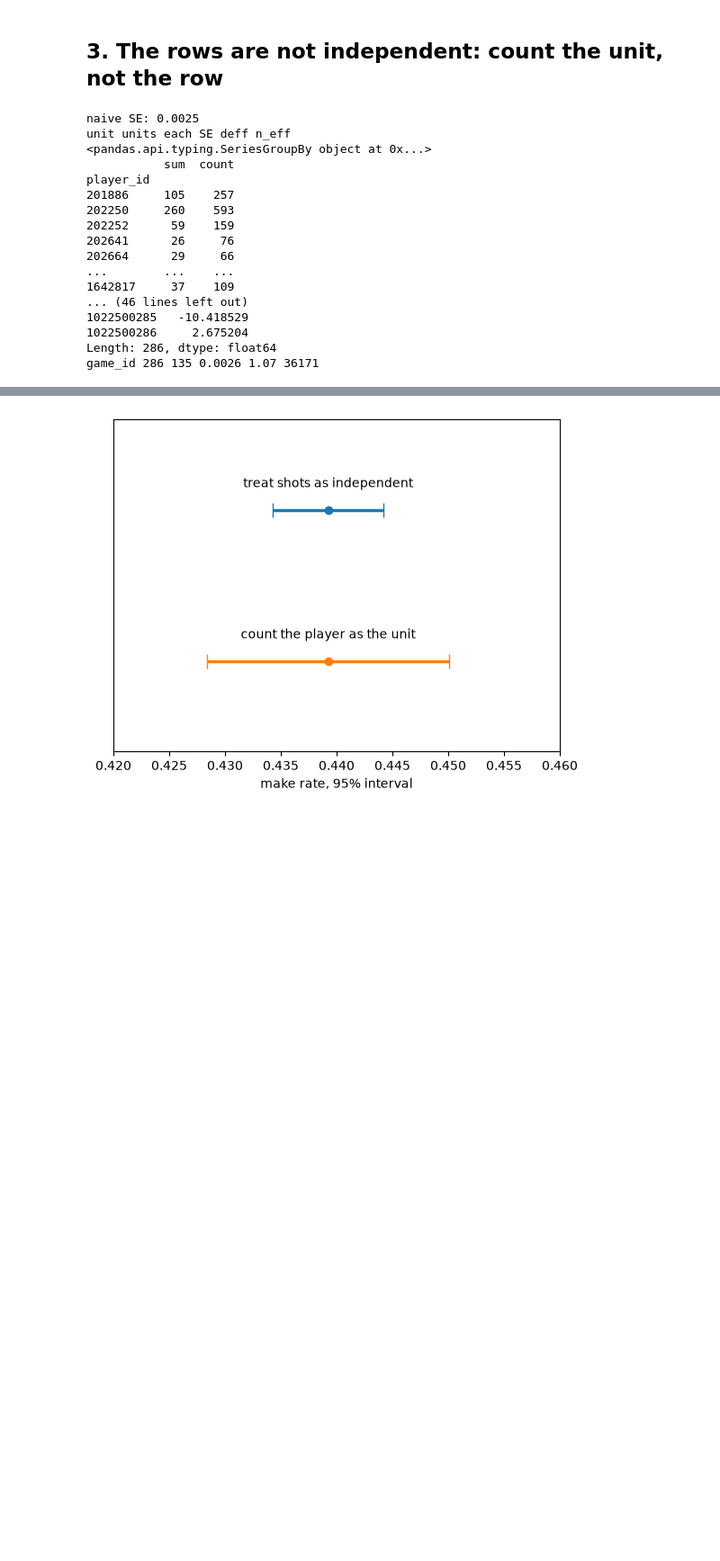
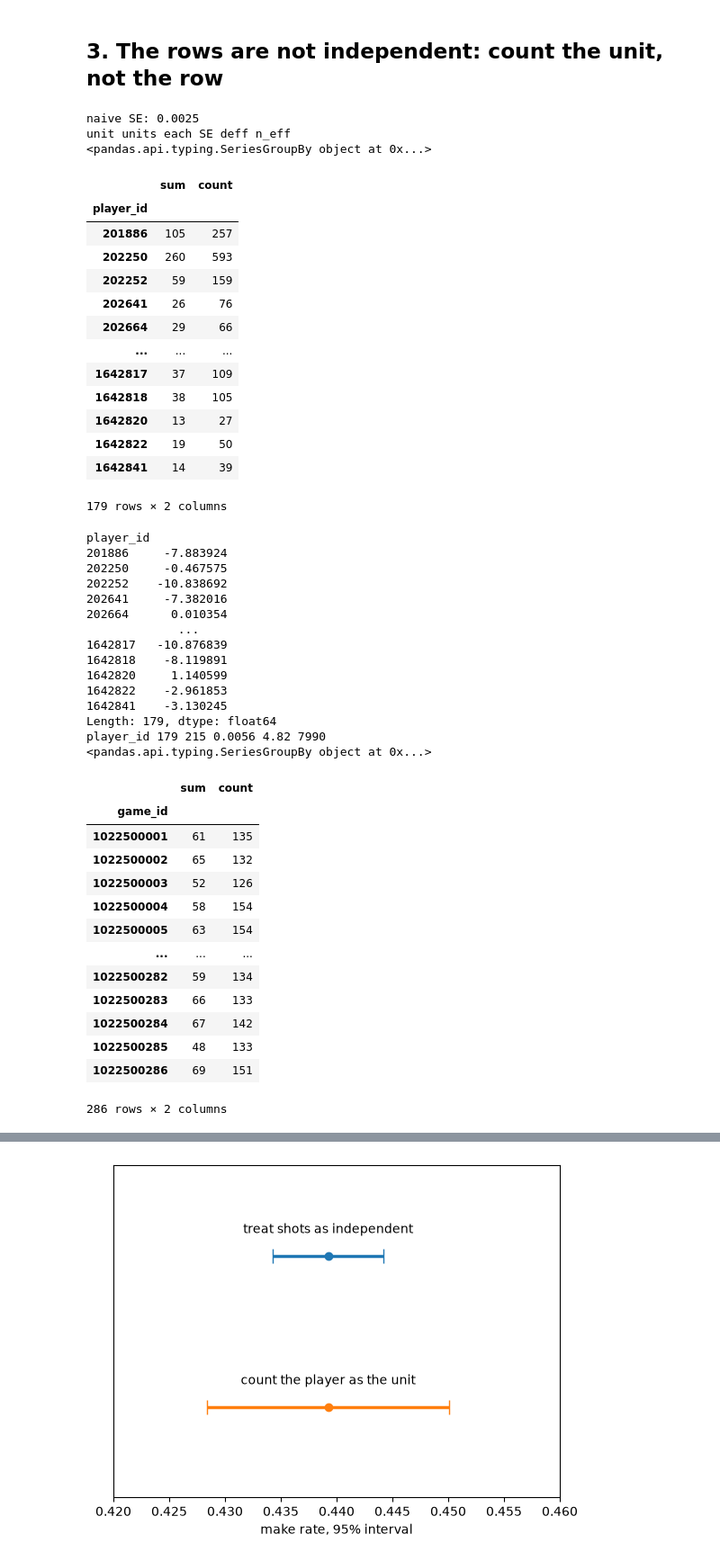
Before and after one commit to KyriansBetterCode/WNBA-Shots, a Jupyter notebook: topics/CLT-Data.ipynb, the cells around one changed output, grey strips where cells are left out. Shown at 90% size. Drawn from its saved outputs; the diff is of its cells as text; code cells hidden in the pictures; blank space fills up the shorter version.

```diff
--- a/topics/CLT-Data.ipynb
+++ b/topics/CLT-Data.ipynb
@@ -71,31 +71,60 @@ plt.ylabel("count of 2,000 samples"); plt.legend(); plt.show()
 # %%
 print("naive SE:", round(se, 4))
 print("unit units each SE deff n_eff")
 for unit in ("player_id", "game_id"):
     g = df.groupby(unit)["made_flag"]
     print(g)
     g = g.agg(["sum", "count"])
-    print(g)
+    display(g)
     r = g["sum"] - g["count"] * p_hat          # each unit's makes minus what p_hat predicts
     print(r)
     se_cl = np.sqrt((r**2).sum()) / n          # SE with this unit as the independent one
     deff = (se_cl / se) ** 2                   # how much the variance grows
     print(unit, len(g), round(n / len(g)), round(se_cl, 4), round(deff, 2), int(n / deff))
 # %% [output]
 naive SE: 0.0025
 unit units each SE deff n_eff
 <pandas.api.typing.SeriesGroupBy object at 0x...>
-           sum  count
-player_id
-201886     105    257
-202250     260    593
-202252      59    159
-202641      26     76
-202664      29     66
-...        ...    ...
-1642817     37    109
-... (46 lines left out)
-1022500285   -10.418529
-1022500286     2.675204
-Length: 286, dtype: float64
-game_id 286 135 0.0026 1.07 36171
+|  | sum | count |
+| player_id |  |  |
+| 201886 | 105 | 257 |
+| 202250 | 260 | 593 |
+| 202252 | 59 | 159 |
+| 202641 | 26 | 76 |
+| 202664 | 29 | 66 |
+| ... | ... | ... |
+| 1642817 | 37 | 109 |
+| 1642818 | 38 | 105 |
+| 1642820 | 13 | 27 |
+| 1642822 | 19 | 50 |
+| 1642841 | 14 | 39 |
+179 rows × 2 columns
+player_id
+201886     -7.883924
+202250     -0.467575
+202252    -10.838692
+202641     -7.382016
+202664      0.010354
+             ...
+1642817   -10.876839
+1642818    -8.119891
+1642820     1.140599
+1642822    -2.961853
+1642841    -3.130245
+Length: 179, dtype: float64
+player_id 179 215 0.0056 4.82 7990
+<pandas.api.typing.SeriesGroupBy object at 0x...>
+|  | sum | count |
+| game_id |  |  |
+| 1022500001 | 61 | 135 |
+| 1022500002 | 65 | 132 |
+| 1022500003 | 52 | 126 |
+| 1022500004 | 58 | 154 |
+| 1022500005 | 63 | 154 |
+| ... | ... | ... |
+| 1022500282 | 59 | 134 |
+| 1022500283 | 66 | 133 |
+| 1022500284 | 67 | 142 |
+| 1022500285 | 48 | 133 |
+| 1022500286 | 69 | 151 |
+286 rows × 2 columns
```
Also changed, not shown: parts of 1 cell of this notebook, 1 other file.
